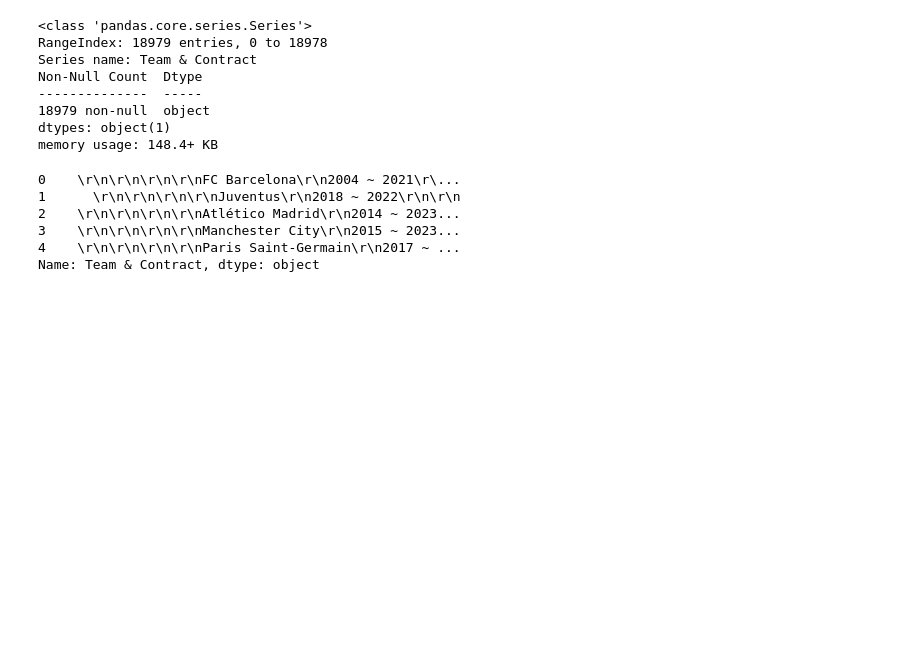
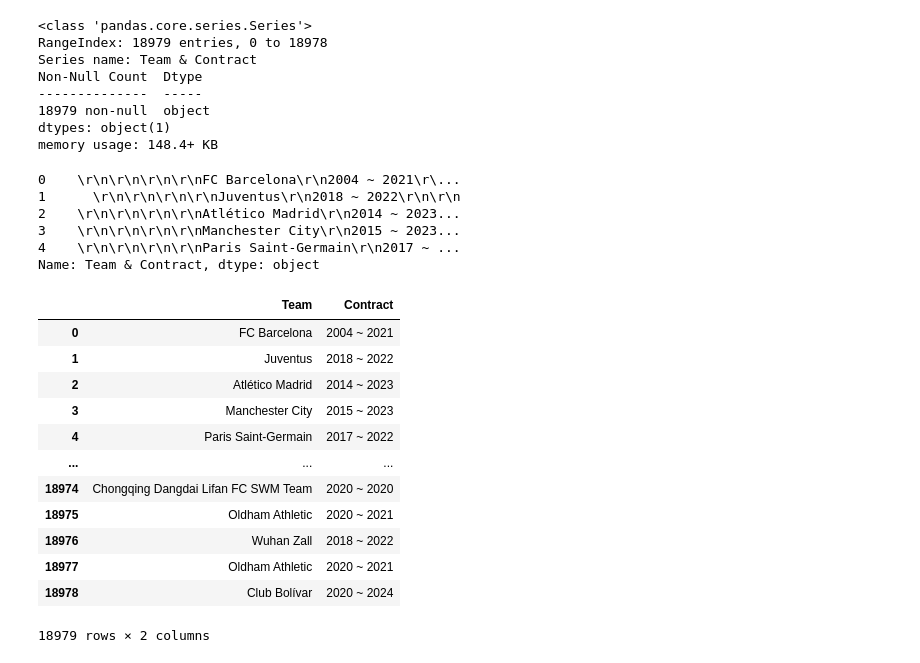
Before and after one commit to Evelyn-XiaoweiChen/Data-Cleaning-Transformation, a Jupyter notebook: dataCleaningTransformation.ipynb, the cells around one changed output. Drawn from its saved outputs; the diff is of its cells as text; code cells hidden in the pictures; blank space fills up the shorter version.

Commit message:
split and remove newline characters and separate into columns

```diff
--- a/dataCleaningTransformation.ipynb
+++ b/dataCleaningTransformation.ipynb
@@ -415,3 +415,30 @@ df['Team & Contract'].head()
 3    \r\n\r\n\r\n\r\nManchester City\r\n2015 ~ 2023...
 4    \r\n\r\n\r\n\r\nParis Saint-Germain\r\n2017 ~ ...
 Name: Team & Contract, dtype: object
+# %%
+# define function to split string and remove newline characters
+def process_string(s):
+    tokens = [token.strip() for token in s.split('\r\n') if token.strip()]
+    return tokens
+# apply the function to the column 'Team & Contract' and create two new columns
+df[['Team','Contract']] = pd.DataFrame(df['Team & Contract'].apply(process_string).tolist())
+
+# drop column 'Team & Contract'
+df.drop(columns=['Team & Contract'],inplace=True)
+
+# display
+df[['Team','Contract']]
+# %% [output]
+|  | Team | Contract |
+| 0 | FC Barcelona | 2004 ~ 2021 |
+| 1 | Juventus | 2018 ~ 2022 |
+| 2 | Atlético Madrid | 2014 ~ 2023 |
+| 3 | Manchester City | 2015 ~ 2023 |
+| 4 | Paris Saint-Germain | 2017 ~ 2022 |
+| ... | ... | ... |
+| 18974 | Chongqing Dangdai Lifan FC SWM Team | 2020 ~ 2020 |
+| 18975 | Oldham Athletic | 2020 ~ 2021 |
+| 18976 | Wuhan Zall | 2018 ~ 2022 |
+| 18977 | Oldham Athletic | 2020 ~ 2021 |
+| 18978 | Club Bolívar | 2020 ~ 2024 |
+18979 rows × 2 columns
```
